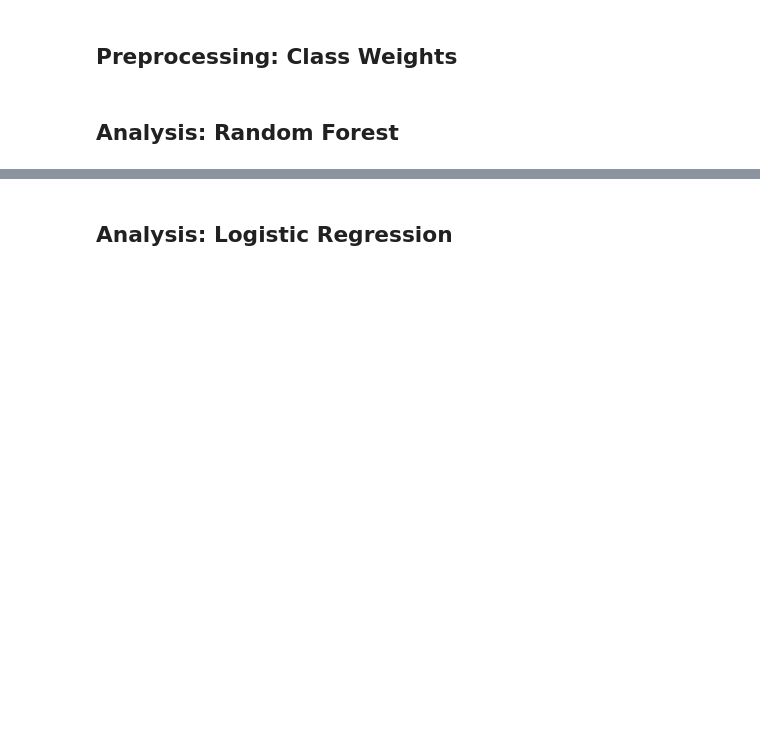
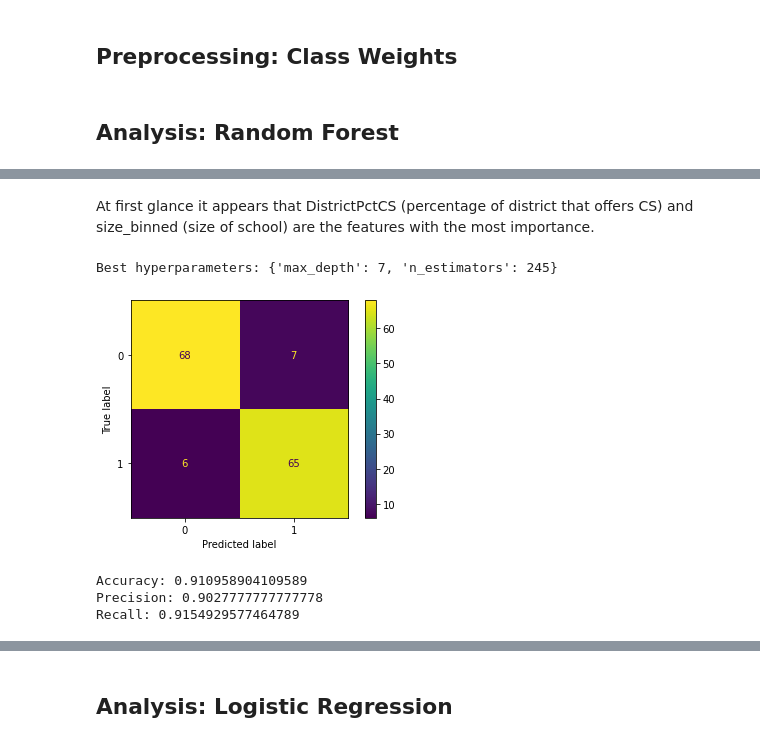
Before and after one commit to brinkbrink/WA_CS_v2, a Jupyter notebook: SchoolAnalysis.ipynb, the cells around one changed output, grey strips where cells are left out. Cells and saved outputs as stored; diff of their text form; code cells hidden in the pictures; blank space fills up the shorter version.

```diff
--- a/SchoolAnalysis.ipynb
+++ b/SchoolAnalysis.ipynb
@@ -327,0 +345,3 @@ df_for_tree.head()
+# %%
+## Second version, with Zone instead of Longitude/Latitude
+df_for_tree_v2 = reduced_ospi.loc[:, ('Zone','DistrictNumSchools','DistrictSize','DistrictPctLowIncome','DistrictPctBIPOC','CS_Offered','DistrictPctCS','income_binned','size_binned','bipoc_binned')]
@@ -405,0 +433,49 @@ At first glance it appears that DistrictPctCS (percentage of district that offer
+# %% [markdown]
+At first glance it appears that DistrictPctCS (percentage of district that offers CS) and size_binned (size of school) are the features with the most importance.
+# %%
+X = df_for_tree_v2.drop(['CS_Offered'], axis = 1)
+y = df_for_tree_v2['CS_Offered']
+X_train, X_test, y_train, y_test = train_test_split(X, y, test_size=0.2)
+param_dist = {'n_estimators': randint(50,500),
+              'max_depth': randint(1,20)}
+
+# Create a random forest classifier
+rf = RandomForestClassifier()
+
+# Use random search to find the best hyperparameters
+rand_search = RandomizedSearchCV(rf,
+                                 param_distributions = param_dist,
+                                 n_iter=5,
+                                 cv=5)
+
+# Fit the random search object to the data
+rand_search.fit(X_train, y_train)
+# Create a variable for the best model
+best_rf = rand_search.best_estimator_
+
+# Print the best hyperparameters
+print('Best hyperparameters:',  rand_search.best_params_)
+# Generate predictions with the best model
+y_pred = best_rf.predict(X_test)
+# Generate predictions with the best model
+y_pred = best_rf.predict(X_test)
+
+# Create the confusion matrix
+cm = confusion_matrix(y_test, y_pred)
+
+ConfusionMatrixDisplay(confusion_matrix=cm).plot();
+# %% [output]
+Best hyperparameters: {'max_depth': 7, 'n_estimators': 245}
+[figure, added]
+# %%
+accuracy = accuracy_score(y_test, y_pred)
+precision = precision_score(y_test, y_pred)
+recall = recall_score(y_test, y_pred)
+
+print("Accuracy:", accuracy)
+print("Precision:", precision)
+print("Recall:", recall)
+# %% [output]
+Accuracy: 0.910958904109589
+Precision: 0.9027777777777778
+Recall: 0.9154929577464789
```
Also changed, not shown: parts of 38 cells of this notebook.
